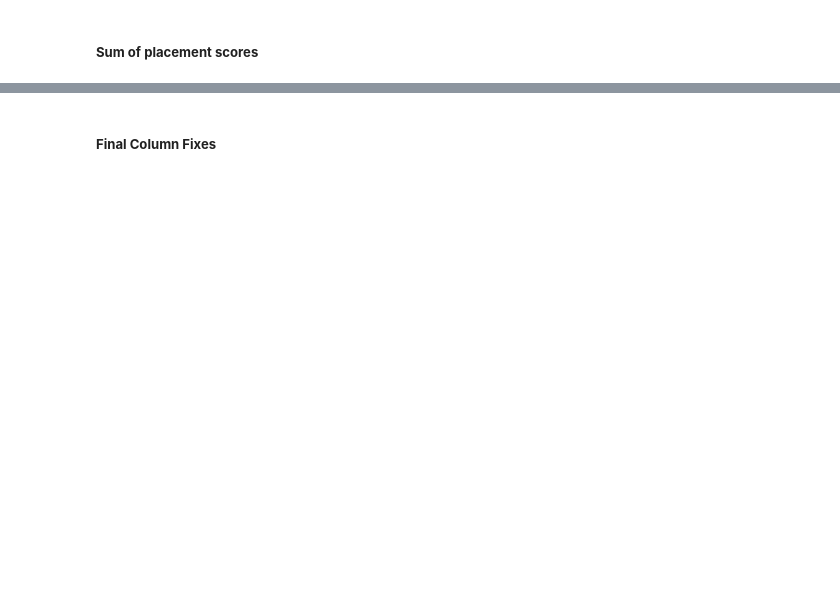
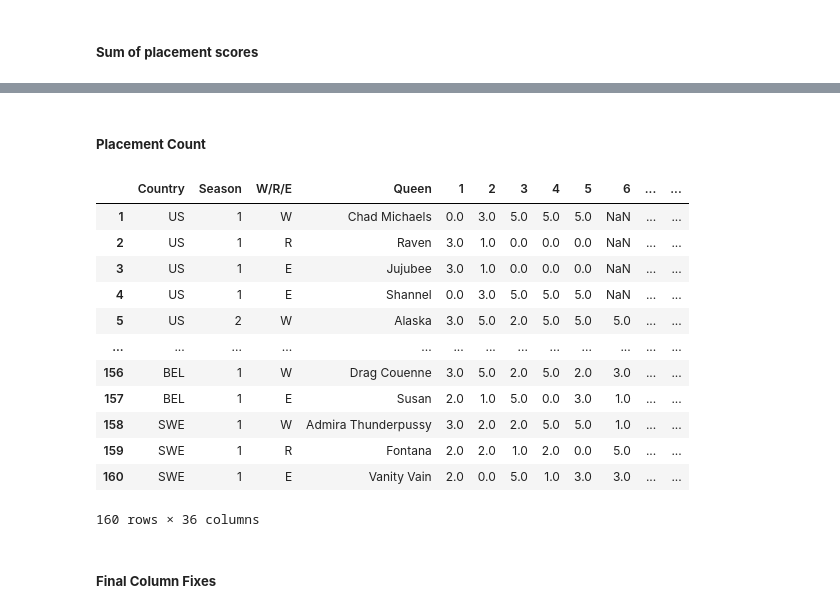
Before and after one commit to AGR-Yes/RuPauls-Drag-Race-Finalists, a Jupyter notebook: Processing.ipynb, the cells around one changed output, grey strips where cells are left out. Drawn from its saved outputs; the diff is of its cells as text; code cells hidden in the pictures; blank space fills up the shorter version.

```diff
--- a/Processing.ipynb
+++ b/Processing.ipynb
@@ -478,0 +468,2 @@ See the caveats in the documentation: https://pandas.pydata.org/pandas-docs/stab
+# %% [markdown]
+##### **Placement Count**
@@ -479,3 +478,21 @@ See the caveats in the documentation: https://pandas.pydata.org/pandas-docs/stab
+# %%
+placement = ['bottom', 'low', 'safe', 'high', 'semiwin', 'win']
+
+df
+# %% [output]
+|  | Country | Season | W/R/E | Queen | 1 | 2 | 3 | 4 | 5 | 6 | ... | ... |
+| 1 | US | 1 | W | Chad Michaels | 0.0 | 3.0 | 5.0 | 5.0 | 5.0 | NaN | ... | ... |
+| 2 | US | 1 | R | Raven | 3.0 | 1.0 | 0.0 | 0.0 | 0.0 | NaN | ... | ... |
+| 3 | US | 1 | E | Jujubee | 3.0 | 1.0 | 0.0 | 0.0 | 0.0 | NaN | ... | ... |
+| 4 | US | 1 | E | Shannel | 0.0 | 3.0 | 5.0 | 5.0 | 5.0 | NaN | ... | ... |
+| 5 | US | 2 | W | Alaska | 3.0 | 5.0 | 2.0 | 5.0 | 5.0 | 5.0 | ... | ... |
+| ... | ... | ... | ... | ... | ... | ... | ... | ... | ... | ... | ... | ... |
+| 156 | BEL | 1 | W | Drag Couenne | 3.0 | 5.0 | 2.0 | 5.0 | 2.0 | 3.0 | ... | ... |
+| 157 | BEL | 1 | E | Susan | 2.0 | 1.0 | 5.0 | 0.0 | 3.0 | 1.0 | ... | ... |
+| 158 | SWE | 1 | W | Admira Thunderpussy | 3.0 | 2.0 | 2.0 | 5.0 | 5.0 | 1.0 | ... | ... |
+| 159 | SWE | 1 | R | Fontana | 2.0 | 2.0 | 1.0 | 2.0 | 0.0 | 5.0 | ... | ... |
+| 160 | SWE | 1 | E | Vanity Vain | 2.0 | 0.0 | 5.0 | 1.0 | 3.0 | 3.0 | ... | ... |
+160 rows × 36 columns
 # %% [markdown]
 ##### **Final Column Fixes**
 # %%
```
Also changed, not shown: parts of 10 cells of this notebook.
